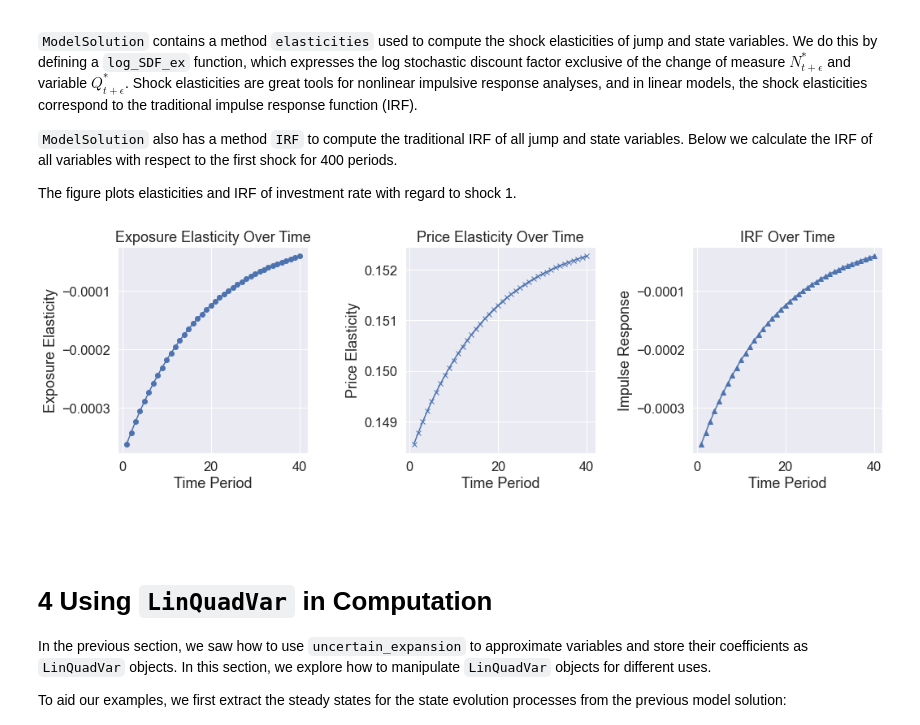
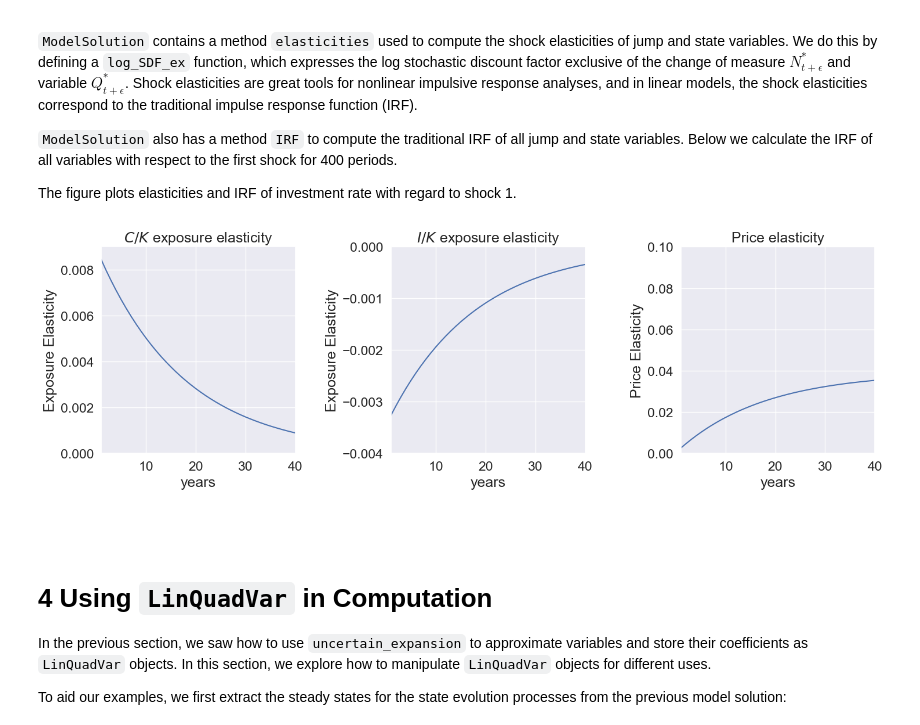
Before and after one commit to lphansen/QuantMFR, a Jupyter notebook: _sources/theory/hkt.ipynb, the cells around one changed output. Drawn from its saved outputs; the diff is of its cells as text; code cells hidden in the pictures.

```diff
--- a/_sources/theory/hkt.ipynb
+++ b/_sources/theory/hkt.ipynb
@@ -406,7 +411,7 @@ def ss_onecap_3d(*args):
 
 We need to specify the number of jump variables, state and shock variables as an array `(n_J, n_X, n_W)`.
 # %%
-var_shape = (3, 3, 3)
+var_shape = (2, 3, 3)
 # %% [markdown]
 ## 2.5 Model Parameters <a class="anchor" id="s2-5"></a>
 
@@ -488,8 +502,8 @@ See [src/uncertain_expansion.py](https://github.com/lphansen/RiskUncertaintyValu
 eq = eq_onecap_3d
 ss = ss_onecap_3d
 gc = gc_onecap_3d
-# var_shape = (3, 3, 3)
-args = (γ, β, ρ, a, ϕ_1, ϕ_2, α_k, beta_k, beta_z, sigma_k1, sigma_k2, sigma_k3, sigma_z1, sigma_z2, sigma_z3, sigma_y1, sigma_y2, sigma_y3, beta_2, mu_2, ε)
+gk = gk_onecap_3d
+cmk_app = cmk_onecap_3d
 approach = '1' # See Exploring Recursive Utility Appendix for difference about approach '1' and '2'
-ModelSol = uncertain_expansion(eq, ss, var_shape, args, gc, approach = '1')
+ModelSol = uncertain_expansion(eq, ss, var_shape, args, gc, gk, cmk_app, approach = '1')
 # %% [output]
@@ -816,50 +652,61 @@ def log_SDF_ex(Var_t, Var_tp1, W_tp1, q, *args):
     # Log stochastic discount factor exclusive of the change of measure N and Q.
 
     # Parameters for the model
-    γ, β, ρ, a, ϕ_1, ϕ_2, α_k, beta_k, beta_z, sigma_k1, sigma_k2, sigma_z = args
+    γ, β, ρ, a, ϕ_1, ϕ_2, α_k, beta_k, beta_z, sigma_k1, sigma_k2, sigma_k3, sigma_z1, sigma_z2, sigma_z3, sigma_y1, sigma_y2, sigma_y3, beta_2, mu_2, ε = args
 
     # Variables: (q_t, q_tp1 is excluded when using the method in `ModelSolution`)
-    cmk_t, imk_t, mk_t, Z_t, gk_t = Var_t.ravel()
-    cmk_tp1, imk_tp1, mk_tp1, Z_tp1, gk_tp1 = Var_tp1.ravel()
+    cmk_t, imk_t, gk_t, Z_t, Y_t = Var_t.ravel()
+    cmk_tp1, imk_tp1, gk_tp1, Z_tp1, Y_tp1 = Var_tp1.ravel()
 
     sdf_ex = anp.log(β) - ρ*(cmk_tp1+gk_tp1-cmk_t)
 
     return sdf_ex
 
-expo_elas, price_elas = ModelSol.elasticities(log_SDF_ex, T=40, shock=0)
-states, controls = ModelSol.IRF(T = 40, shock = 0)
+expo_elas, price_elas = ModelSol.elasticities(log_SDF_ex, T=40, shock=1)
+expo_elas_1, price_elas_1 = ModelSol.elasticities(log_SDF_ex, T=40, shock=1, first_order=True)
+states, controls, states1, controls1  = ModelSol.IRF(T = 40, shock = 1)
 # %%
-import matplotlib.pyplot as plt
+# import matplotlib.pyplot as plt
 
 time_periods = list(range(1, 41))  # 40 time periods starting from 1
 
 fig, axs = plt.subplots(1, 3, figsize=(15, 5))  # Adjust the figure size as needed
 
 # Plotting Exposure Elasticity in the first subfigure
-axs[0].plot(time_periods, expo_elas[:, 1], label='Exposure Elasticity', marker='o')
-axs[0].set_xlabel('Time Period')
+axs[1].plot(time_periods, expo_elas[:, 1], label='Exposure Elasticity')
+axs[1].set_xlabel('years')
+axs[1].set_ylabel('Exposure Elasticity')
+axs[1].set_title(r"$I/K$ exposure elasticity")
+axs[1].grid(True)
+
+# Plotting Exposure Elasticity in the first subfigure
+axs[0].plot(time_periods, expo_elas[:, 0], label='Exposure Elasticity')
+axs[0].set_xlabel('years')
 axs[0].set_ylabel('Exposure Elasticity')
-axs[0].set_title('Exposure Elasticity Over Time')
+axs[0].set_title(r"$C/K$ exposure elasticity")
 axs[0].grid(True)
 
 # Plotting Price Elasticity in the second subfigure
-axs[1].plot(time_periods, price_elas[:, 1], label='Price Elasticity', marker='x')
-axs[1].set_xlabel('Time Period')
-axs[1].set_ylabel('Price Elasticity')
-axs[1].set_title('Price Elasticity Over Time')
-axs[1].grid(True)
+axs[2].plot(time_periods, price_elas[:, 1], label='Price Elasticity')
+axs[2].set_xlabel('years')
+axs[2].set_ylabel('Price Elasticity')
+axs[2].set_title(r"Price elasticity")
+axs[2].grid(True)
 
-# Plotting IRF in the third subfigure
-axs[2].plot(time_periods, controls[:, 1], label='IRF', marker='^')
-axs[2].set_xlabel('Time Period')
-axs[2].set_ylabel('Impulse Response')
-axs[2].set_title('IRF Over Time')
-axs[2].grid(True)
+axs[1].set_ylim(-0.004,0)
+axs[2].set_ylim(0,0.1)
+axs[0].set_ylim(0,0.009)
+for ax in axs:
+    ax.set_xlim(1,40)
+axs[0].set_xlabel('years')
+axs[2].set_xlabel('years')
+axs[1].set_xlabel('years')
+# plt.suptitle('Discrete')
 
 plt.tight_layout()
 plt.show()
 # %% [output]
-[figure, old version]
+[figure, new version]
 # %% [markdown]
 <br>
 <br>
```
Also changed, not shown: parts of 36 cells of this notebook, 55 other files.
